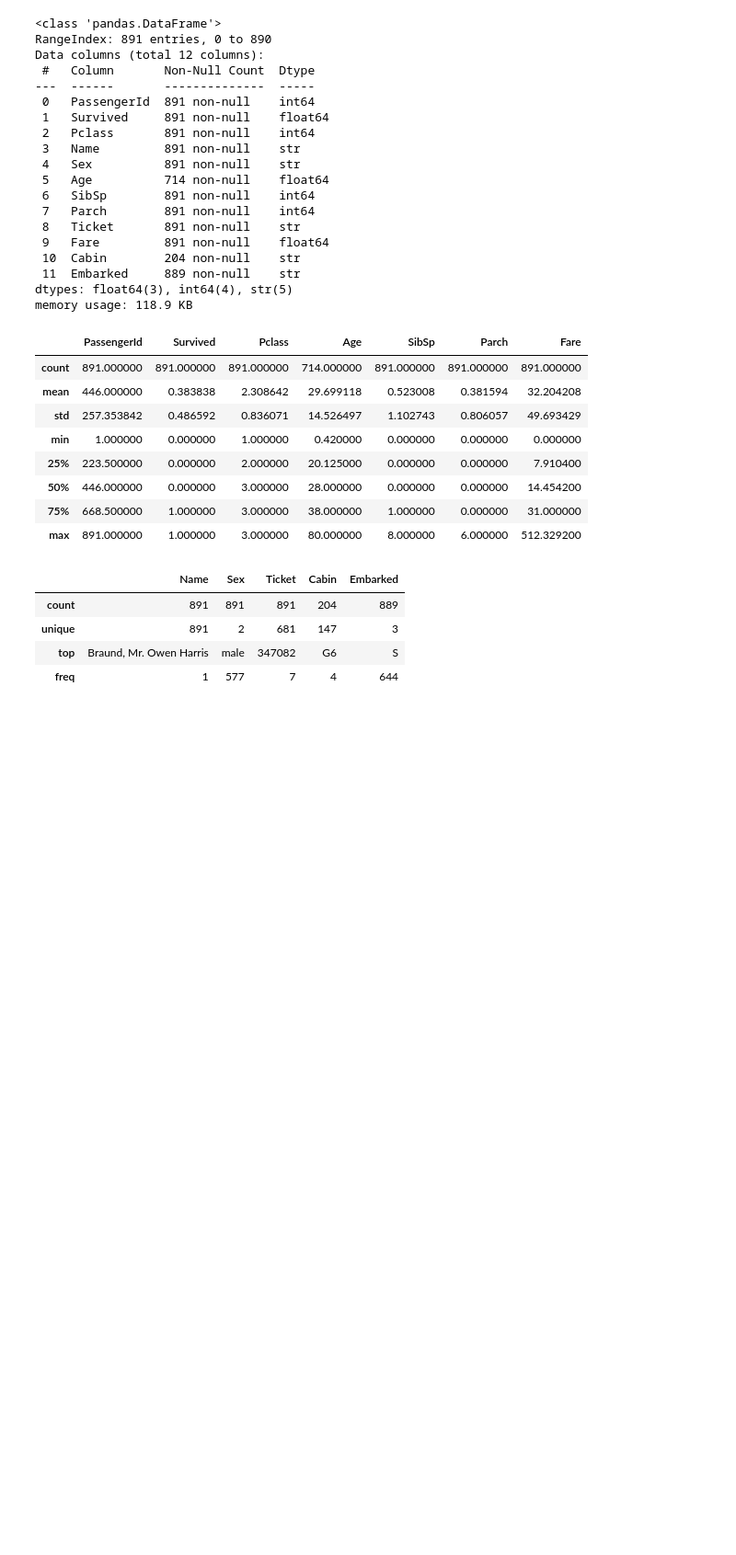
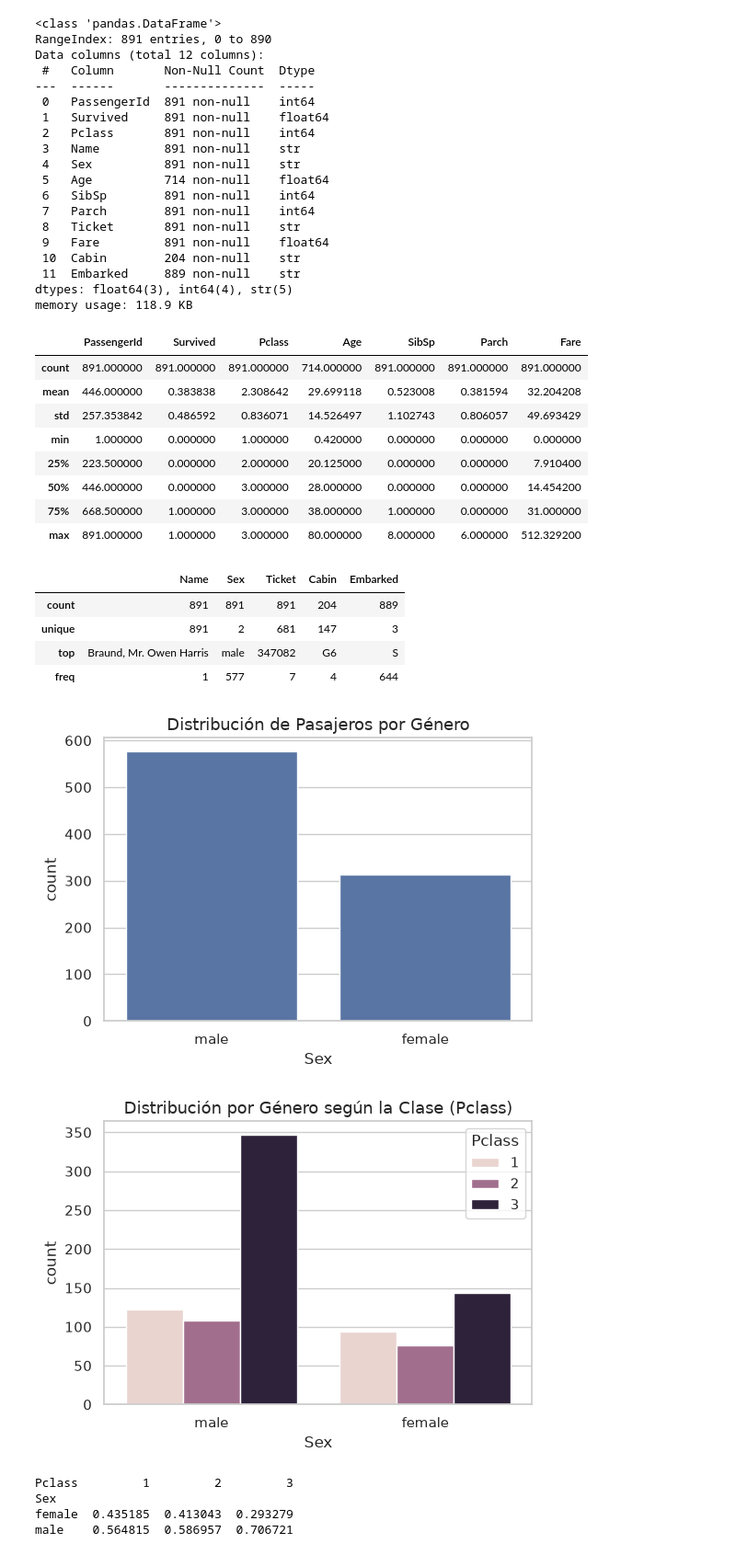
Before and after one commit to KeydyMi/proyecto_ciencia_de_datos, a Jupyter notebook: notebooks/02_exploracion.ipynb, the cells around one changed output. Shown at 92% size. Drawn from its saved outputs; the diff is of its cells as text; code cells hidden in the pictures; blank space fills up the shorter version.

```diff
--- a/notebooks/02_exploracion.ipynb
+++ b/notebooks/02_exploracion.ipynb
@@ -86,3 +86,29 @@ df.select_dtypes(exclude='number').describe()
 | unique | 891 | 2 | 681 | 147 | 3 |
 | top | Braund, Mr. Owen Harris | male | 347082 | G6 | S |
 | freq | 1 | 577 | 7 | 4 | 644 |
+# %%
+import matplotlib.pyplot as plt
+import seaborn as sns
+
+# 1. Gráfico de conteo de 'Sex'
+plt.figure(figsize=(6, 4))
+sns.countplot(data=df, x='Sex')
+plt.title('Distribución de Pasajeros por Género')
+plt.show()
+
+# 2. Gráfico de conteo de 'Sex' con hue='Pclass'
+plt.figure(figsize=(6, 4))
+sns.countplot(data=df, x='Sex', hue='Pclass')
+plt.title('Distribución por Género según la Clase (Pclass)')
+plt.show()
+
+# 3. Tabla cruzada Sex x Pclass NORMALIZADA POR COLUMNAS
+crosstab_norm = pd.crosstab(df['Sex'], df['Pclass'], normalize='columns')
+print(crosstab_norm)
+# %% [output]
+[figure, added]
+[figure, added]
+Pclass         1         2         3
+Sex
+female  0.435185  0.413043  0.293279
+male    0.564815  0.586957  0.706721
```
Also changed, not shown: parts of 1 cell of this notebook, 1 other file.
